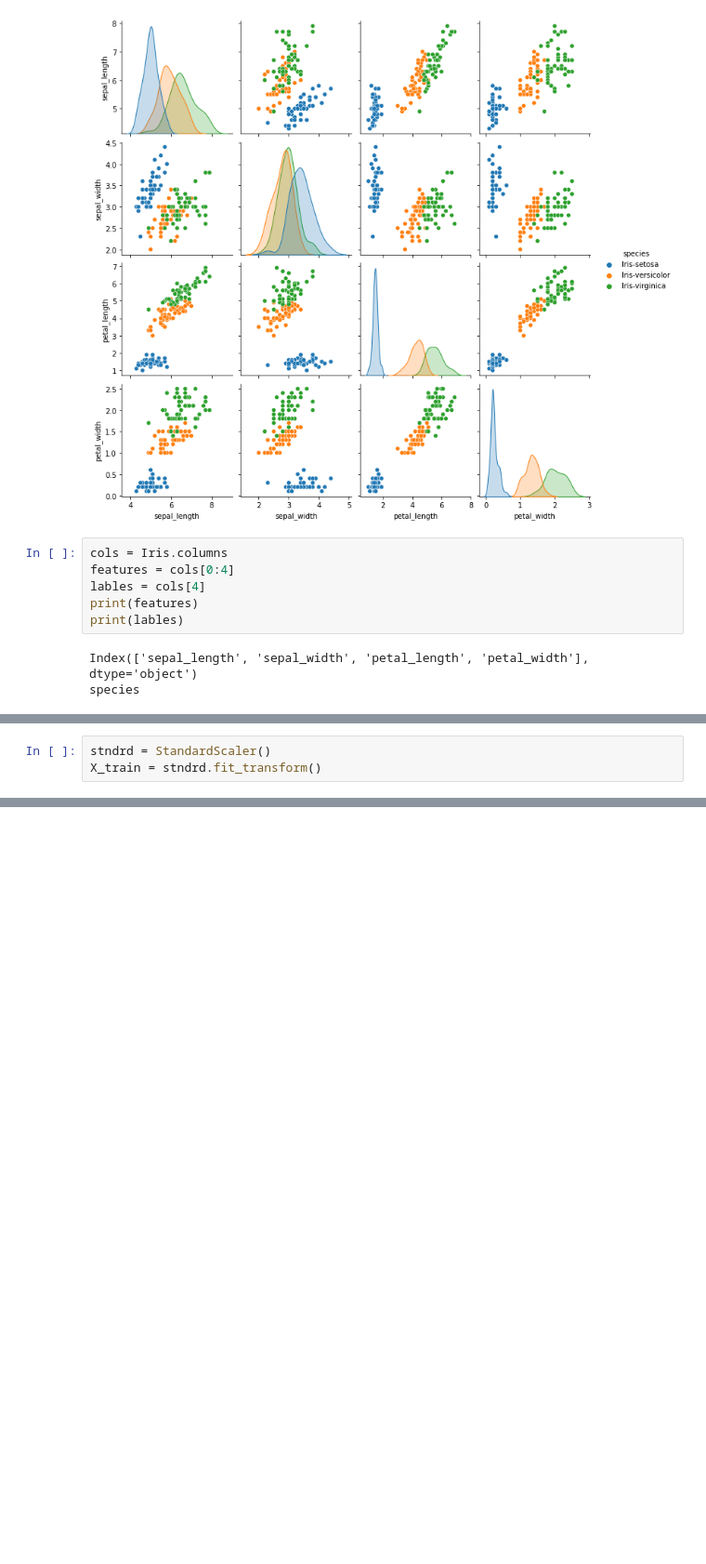
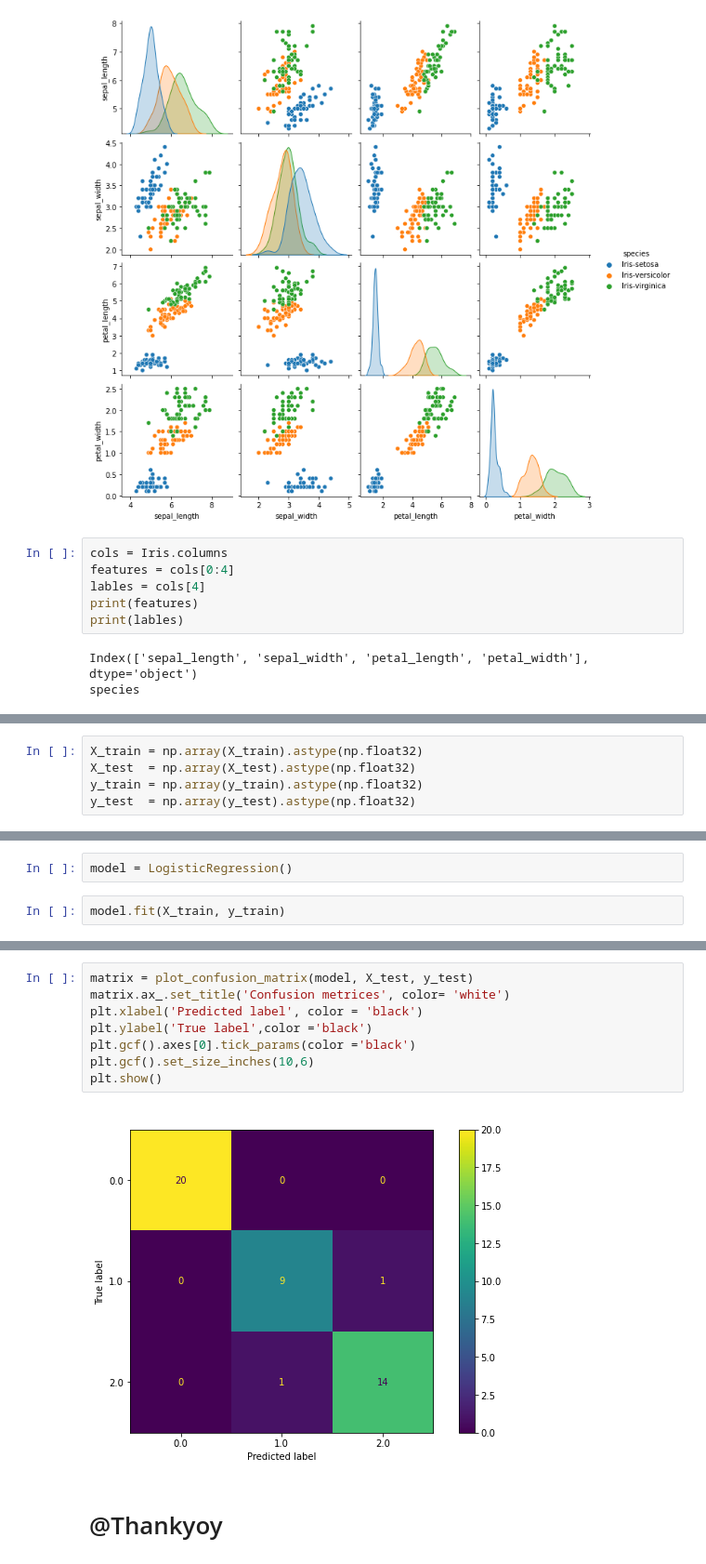
Before and after one commit to aaratidh/Irish_flower_classfication, a Jupyter notebook: irish_flower.ipynb, the cells around one changed output, grey strips where cells are left out. Shown: that part at 93% size. Cells and saved outputs as stored; diff of their text form; blank space fills up the shorter version.

Commit message:
preprocessing and model prediction and accuracy checked

```diff
--- a/irish_flower.ipynb
+++ b/irish_flower.ipynb
@@ -76,3 +74,0 @@ from sklearn.preprocessing import StandardScaler
-# %%
-stndrd = StandardScaler()
-X_train = stndrd.fit_transform()
@@ -80,0 +75,5 @@ TypeError: fit_transform() missing 1 required positional argument: 'X'
+# %%
+X_train = np.array(X_train).astype(np.float32)
+X_test  = np.array(X_test).astype(np.float32)
+y_train = np.array(y_train).astype(np.float32)
+y_test  = np.array(y_test).astype(np.float32)
@@ -80,0 +89,4 @@ TypeError: fit_transform() missing 1 required positional argument: 'X'
+# %%
+model = LogisticRegression()
+# %%
+model.fit(X_train, y_train)
@@ -80,0 +109,12 @@ TypeError: fit_transform() missing 1 required positional argument: 'X'
+# %%
+matrix = plot_confusion_matrix(model, X_test, y_test)
+matrix.ax_.set_title('Confusion metrices', color= 'white')
+plt.xlabel('Predicted label', color = 'black')
+plt.ylabel('True label',color ='black')
+plt.gcf().axes[0].tick_params(color ='black')
+plt.gcf().set_size_inches(10,6)
+plt.show()
+# %% [output]
+[figure, added]
+# %% [markdown]
+# @Thankyoy
```
Also changed, not shown: parts of 9 cells of this notebook, 1 other file.
